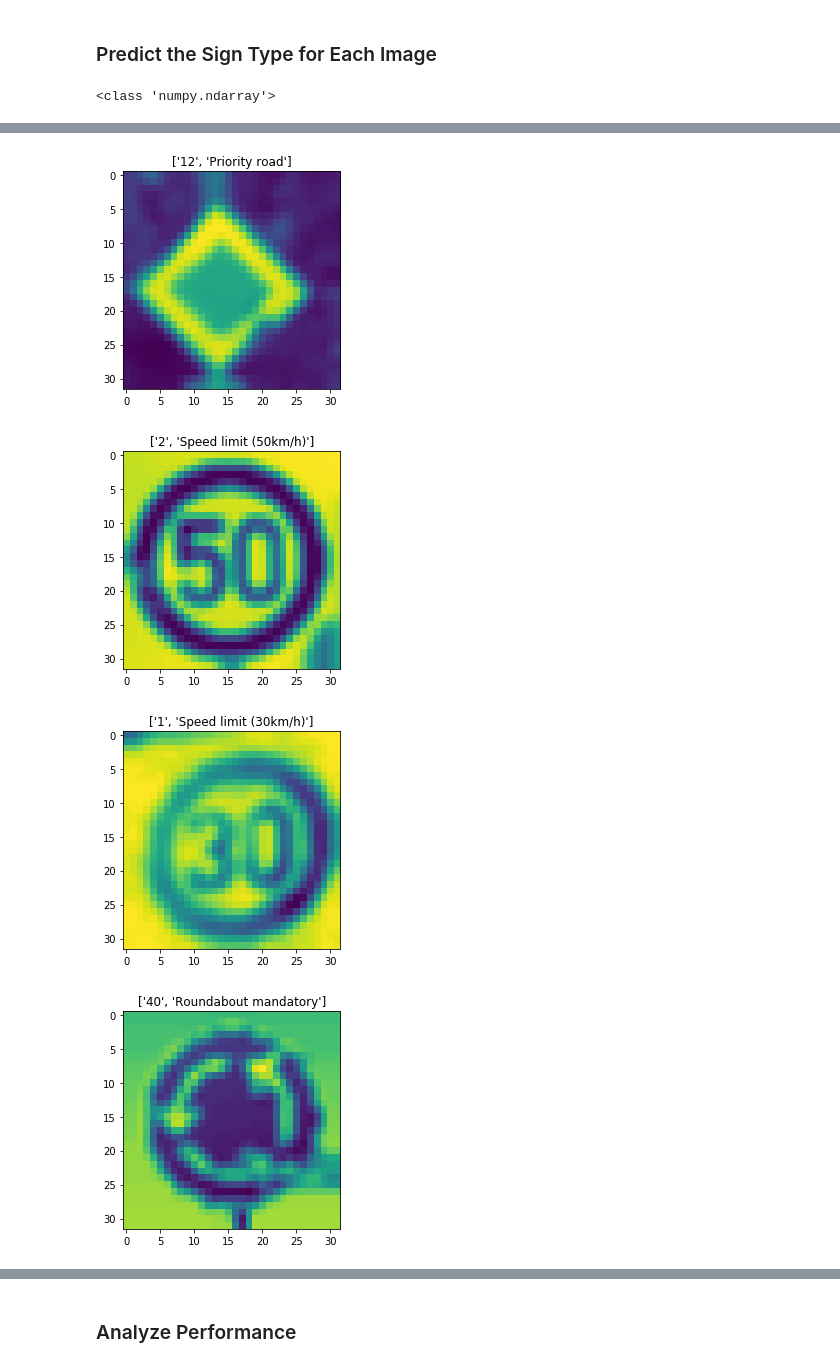
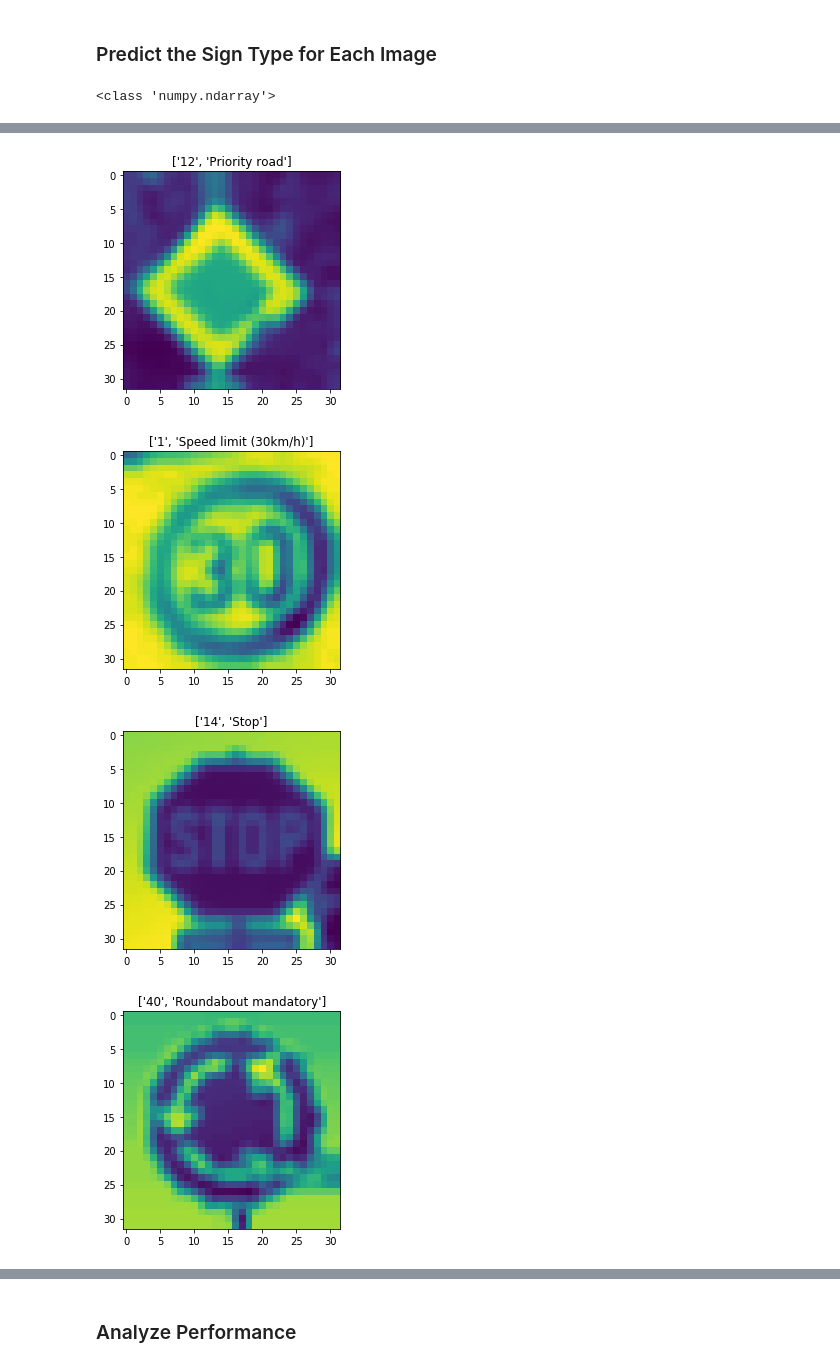
Before and after one commit to KSHIBA-HHQ/CarND-Traffic-Sign-Classifier-Project, a Jupyter notebook: Traffic_Sign_Classifier.ipynb, the cells around one changed output, grey strips where cells are left out. Saved outputs shown, nothing was run; the diff lists cells and outputs as text; code cells hidden in the pictures.

```diff
--- a/Traffic_Sign_Classifier.ipynb
+++ b/Traffic_Sign_Classifier.ipynb
@@ -1347,42 +1331,46 @@ img.append(cv2.imread('./186x186.png', cv2.IMREAD_COLOR))
 sign.append(12)
 
 #249x249.png: (2) Speed limit (50km/h)
-img.append(cv2.imread('./249x249.png', cv2.IMREAD_COLOR))
-sign.append(2)
+#img.append(cv2.imread('./249x249.png', cv2.IMREAD_COLOR))
+#sign.append(2)
 
 
 #80x80.png: (1)Speed limit (30km/h)
 img.append(cv2.imread('./80x80.png', cv2.IMREAD_COLOR))
 sign.append(1)
+
+#150x150.png: (14)Stop
+img.append(cv2.imread('./150x150.png', cv2.IMREAD_COLOR))
+sign.append(14)
 
 
 #348x348.png: (40) Roundabout mandatory
 img.append(cv2.imread('./348x348.png', cv2.IMREAD_COLOR))
 sign.append(40)
 
 
 test_image =[]
 test_data=[]
 
 for i in range(len(img)):
     test_image.append(cv2.resize(img[i], None, fx = 32/img[i].shape[0], fy = 32/img[i].shape[1]))
     test_data.append(MyConvertRGB2NRMGRAY(test_image[i],1+2+4))
 
 
 X_My_data=np.asarray(test_data)
 print(type(X_try))
 y_My_data=np.asarray(sign)
 
 for i in range(X_My_data.shape[0]):
     plt.figure()
     plt.imshow(X_My_data[i].squeeze())
     plt.title(xlist[y_My_data[i]])
 # %% [output]
 <class 'numpy.ndarray'>
 [figure]
 [figure]
-[figure, old version]
+[figure, new version]
-[figure, old version]
+[figure, new version]
 [figure]
 # %%
 ### Run the predictions here and use the model to output the prediction for each image.
```
Also changed, not shown: parts of 6 cells of this notebook, 1 other file.
